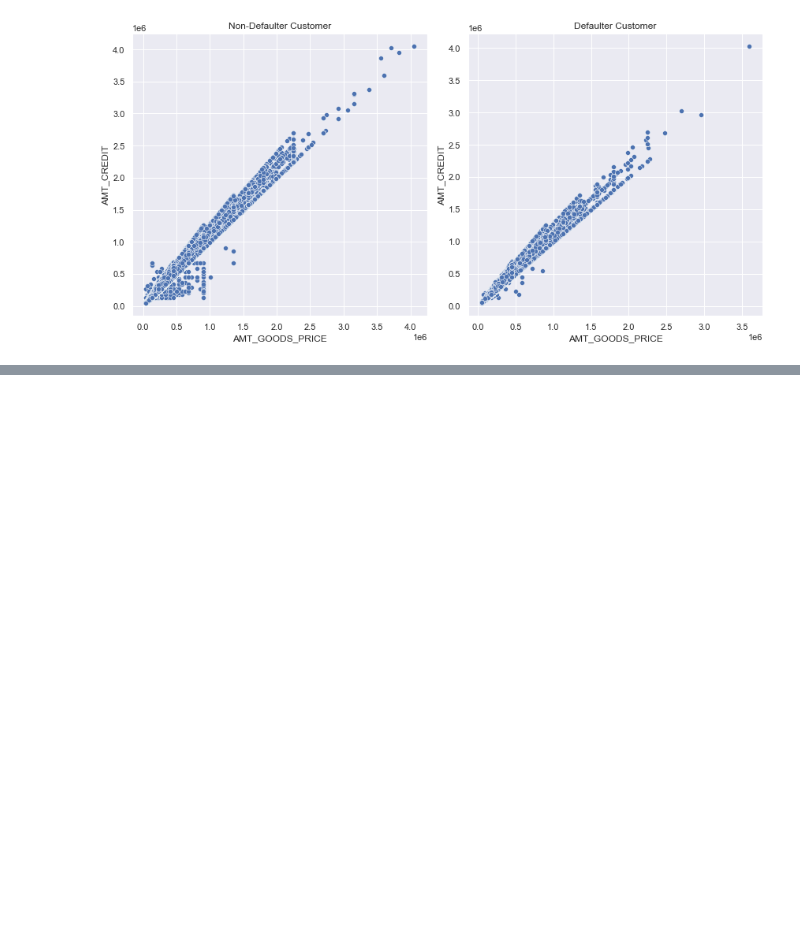
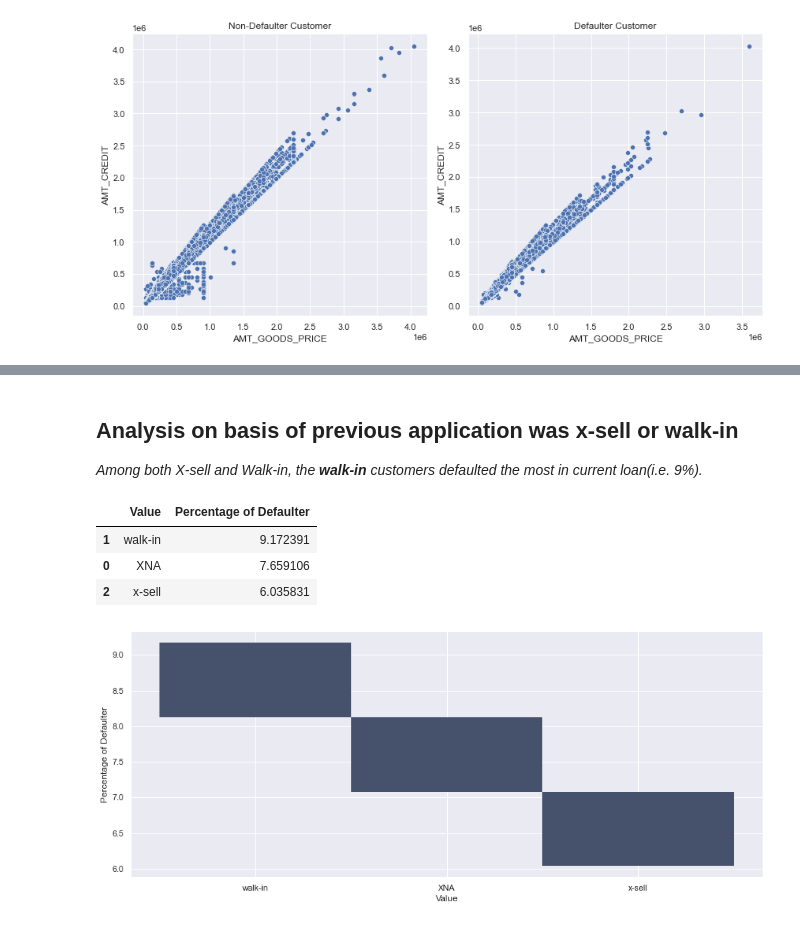
Before and after one commit to vivekkum-ar/Credit-appraisal-Banking-EDA, a Jupyter notebook: Bank Credit Appraisal EDA.ipynb, the cells around one changed output, grey strips where cells are left out. Drawn from its saved outputs; the diff is of its cells as text; code cells hidden in the pictures; blank space fills up the shorter version.

```diff
--- a/Bank Credit Appraisal EDA.ipynb
+++ b/Bank Credit Appraisal EDA.ipynb
@@ -972,0 +1054,13 @@ plt.show()
+# %% [markdown]
+<h2>Analysis on basis of previous application was x-sell or walk-in</h2>
+<i>Among both X-sell and Walk-in, the <b>walk-in</b> customers defaulted the most in current loan(i.e. 9%).<i>
+# %%
+plt.figure(figsize=(15,6))
+sns.histplot(y=value_defaulter_percentage(df_merged, 'NAME_PRODUCT_TYPE')['Percentage of Defaulter'],x=value_defaulter_percentage(df_merged, 'NAME_PRODUCT_TYPE')['Value'])
+value_defaulter_percentage(df_merged, 'NAME_PRODUCT_TYPE')
+# %% [output]
+|  | Value | Percentage of Defaulter |
+| 1 | walk-in | 9.172391 |
+| 0 | XNA | 7.659106 |
+| 2 | x-sell | 6.035831 |
+[figure, added]
```
Also changed, not shown: parts of 21 cells of this notebook, 1 other file.
